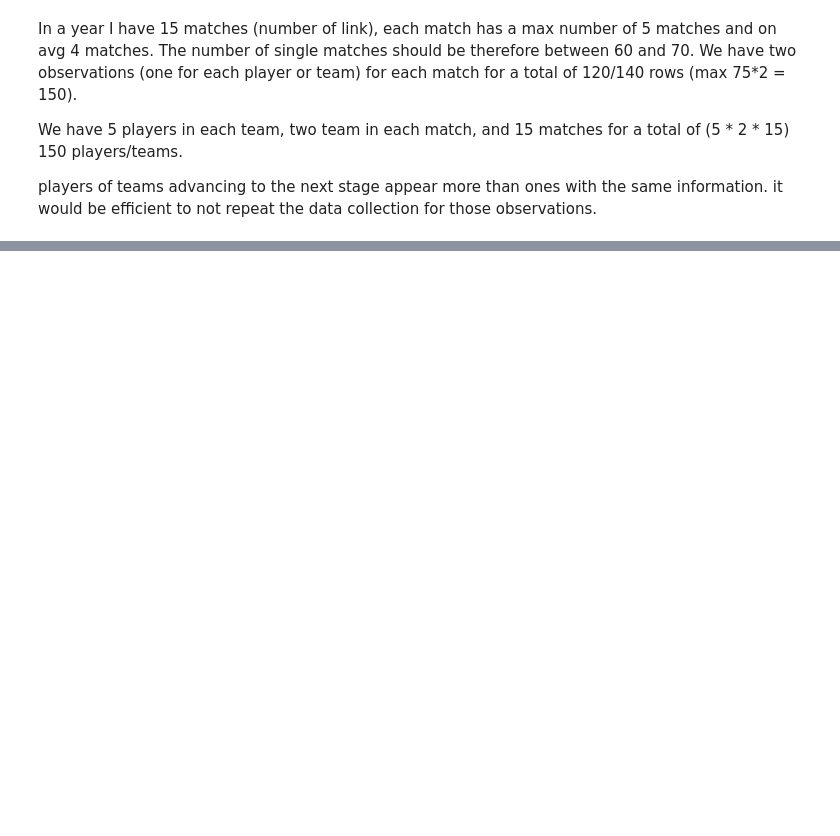
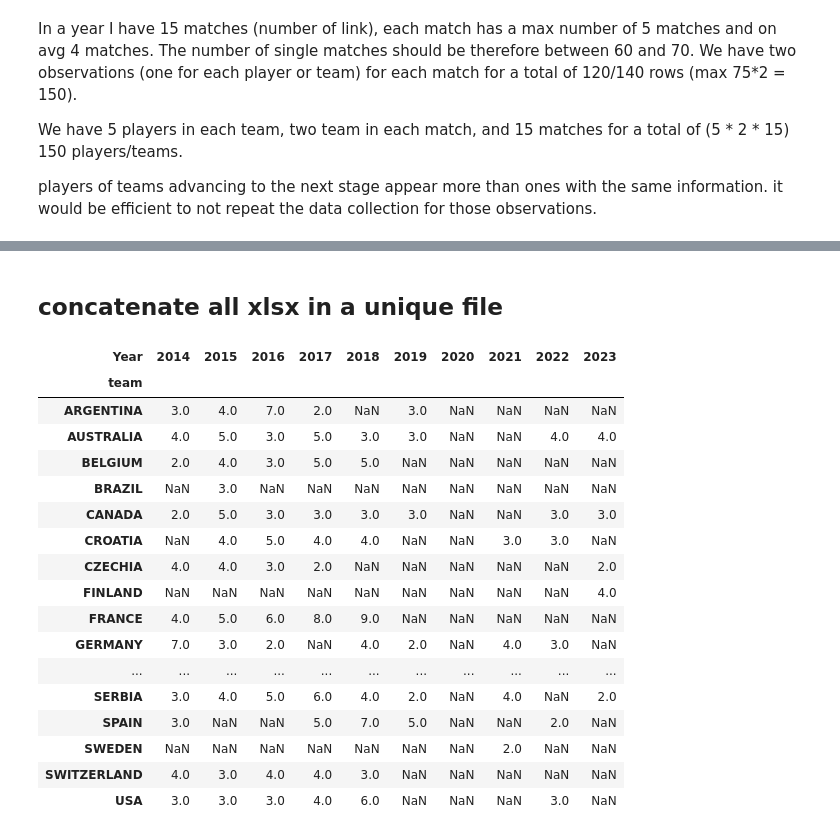
Before and after one commit to AEGDDI/davis-cup, a Jupyter notebook: main.ipynb, the cells around one changed output, grey strips where cells are left out. Cells and saved outputs as stored; diff of their text form; code cells hidden in the pictures; blank space fills up the shorter version.

Commit message:
all davis cup data
collected all davis cup data

```diff
--- a/main.ipynb
+++ b/main.ipynb
@@ -117,0 +206,62 @@ players of teams advancing to the next stage appear more than ones with the same
+# %% [markdown]
+## concatenate all xlsx in a unique file
+# %%
+
+
+# File path pattern to match all 'davis_{year}.xlsx' files
+file_pattern = 'davis_*.xlsx'
+
+# Get a list of all file paths matching the pattern
+file_paths = glob.glob(file_pattern)
+
+# Create an empty list to store DataFrame objects
+dataframes = []
+
+# Read each Excel file into a DataFrame and append to the list
+for file_path in file_paths:
+    df = pd.read_excel(file_path)
+    dataframes.append(df)
+
+# Concatenate all DataFrames into a single DataFrame
+combined_df = pd.concat(dataframes, ignore_index=True)
+
+# Save the concatenated DataFrame to a new Excel file
+combined_df.to_excel('combined_davis.xlsx', index=False)
+# %%
+# Assuming combined_df is the DataFrame with the 'Team Name' column
+combined_df.rename(columns={'Team Name': 'team'}, inplace=True)
+# %%
+# Group by 'team' and 'Year', then count the number of unique 'Player 1'
+unique_players_per_team_year = combined_df.groupby(['team', 'Year'])['Player 1'].nunique()
+
+# Convert the Series to a DataFrame
+result_table = unique_players_per_team_year.reset_index(name='Unique_Player_Count')
+
+# Pivot the DataFrame to create the desired table
+pivot_table = result_table.pivot(index='team', columns='Year', values='Unique_Player_Count')
+
+# Reindex the columns to include all years from 2014 to 2023
+all_years = range(2014, 2024)
+pivot_table = pivot_table.reindex(columns=all_years)
+
+# Display the resulting table
+pivot_table
+# %% [output]
+| Year | 2014 | 2015 | 2016 | 2017 | 2018 | 2019 | 2020 | 2021 | 2022 | 2023 |
+| team |  |  |  |  |  |  |  |  |  |  |
+| ARGENTINA | 3.0 | 4.0 | 7.0 | 2.0 | NaN | 3.0 | NaN | NaN | NaN | NaN |
+| AUSTRALIA | 4.0 | 5.0 | 3.0 | 5.0 | 3.0 | 3.0 | NaN | NaN | 4.0 | 4.0 |
+| BELGIUM | 2.0 | 4.0 | 3.0 | 5.0 | 5.0 | NaN | NaN | NaN | NaN | NaN |
+| BRAZIL | NaN | 3.0 | NaN | NaN | NaN | NaN | NaN | NaN | NaN | NaN |
+| CANADA | 2.0 | 5.0 | 3.0 | 3.0 | 3.0 | 3.0 | NaN | NaN | 3.0 | 3.0 |
+| CROATIA | NaN | 4.0 | 5.0 | 4.0 | 4.0 | NaN | NaN | 3.0 | 3.0 | NaN |
+| CZECHIA | 4.0 | 4.0 | 3.0 | 2.0 | NaN | NaN | NaN | NaN | NaN | 2.0 |
+| FINLAND | NaN | NaN | NaN | NaN | NaN | NaN | NaN | NaN | NaN | 4.0 |
+| FRANCE | 4.0 | 5.0 | 6.0 | 8.0 | 9.0 | NaN | NaN | NaN | NaN | NaN |
+| GERMANY | 7.0 | 3.0 | 2.0 | NaN | 4.0 | 2.0 | NaN | 4.0 | 3.0 | NaN |
+| ... | ... | ... | ... | ... | ... | ... | ... | ... | ... | ... |
+| SERBIA | 3.0 | 4.0 | 5.0 | 6.0 | 4.0 | 2.0 | NaN | 4.0 | NaN | 2.0 |
+| SPAIN | 3.0 | NaN | NaN | 5.0 | 7.0 | 5.0 | NaN | NaN | 2.0 | NaN |
+| SWEDEN | NaN | NaN | NaN | NaN | NaN | NaN | NaN | 2.0 | NaN | NaN |
+| SWITZERLAND | 4.0 | 3.0 | 4.0 | 4.0 | 3.0 | NaN | NaN | NaN | NaN | NaN |
+| USA | 3.0 | 3.0 | 3.0 | 4.0 | 6.0 | NaN | NaN | NaN | 3.0 | NaN |
```
Also changed, not shown: parts of 11 cells of this notebook, 12 other files.
